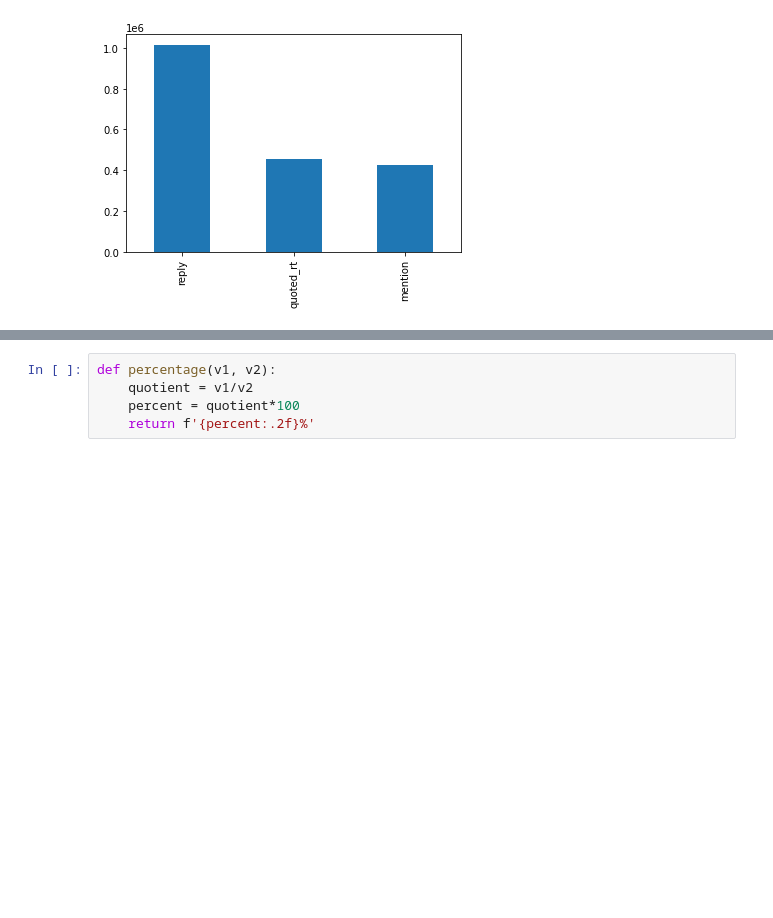
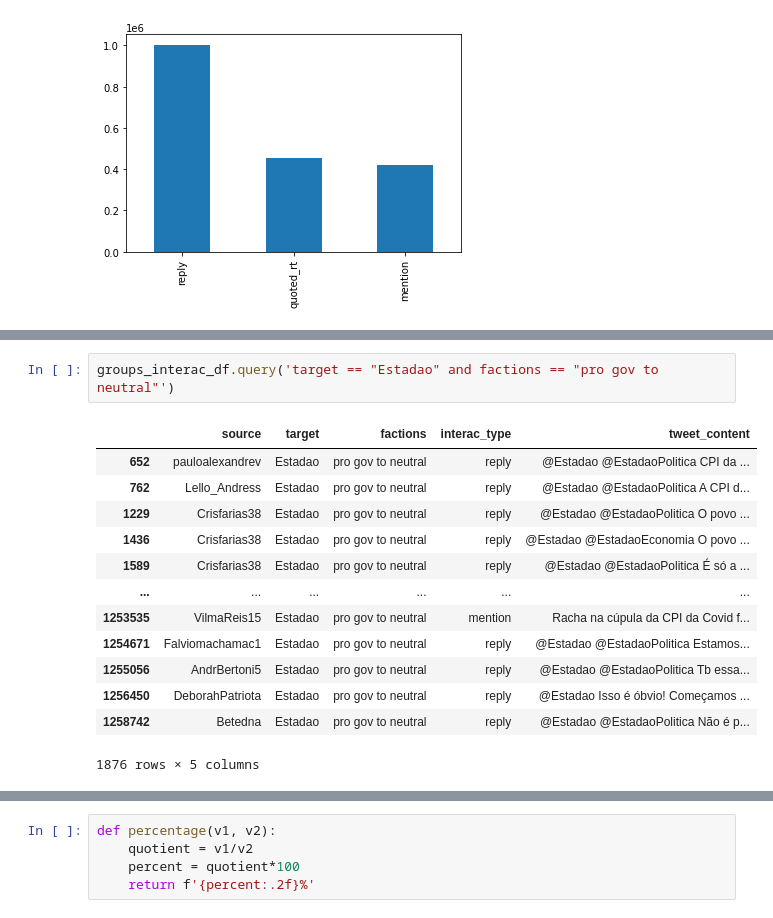
Before and after one commit to lucasraniere/twitter-cpi-case-study, a Jupyter notebook: hashtags_validation.ipynb, the cells around one changed output, grey strips where cells are left out. Drawn from its saved outputs; the diff is of its cells as text; blank space fills up the shorter version.

```diff
--- a/hashtags_validation.ipynb
+++ b/hashtags_validation.ipynb
@@ -868,0 +901,16 @@ groups_interac_df.sample(10)
+# %%
+groups_interac_df.query('target == "Estadao" and factions == "pro gov to neutral"')
+# %% [output]
+|  | source | target | factions | interac_type | tweet_content |
+| 652 | pauloalexandrev | Estadao | pro gov to neutral | reply | @Estadao @EstadaoPolitica CPI da ... |
+| 762 | Lello_Andress | Estadao | pro gov to neutral | reply | @Estadao @EstadaoPolitica A CPI d... |
+| 1229 | Crisfarias38 | Estadao | pro gov to neutral | reply | @Estadao @EstadaoPolitica O povo ... |
+| 1436 | Crisfarias38 | Estadao | pro gov to neutral | reply | @Estadao @EstadaoEconomia O povo ... |
+| 1589 | Crisfarias38 | Estadao | pro gov to neutral | reply | @Estadao @EstadaoPolitica É só a ... |
+| ... | ... | ... | ... | ... | ... |
+| 1253535 | VilmaReis15 | Estadao | pro gov to neutral | mention | Racha na cúpula da CPI da Covid f... |
+| 1254671 | Falviomachamac1 | Estadao | pro gov to neutral | reply | @Estadao @EstadaoPolitica Estamos... |
+| 1255056 | AndrBertoni5 | Estadao | pro gov to neutral | reply | @Estadao @EstadaoPolitica Tb essa... |
+| 1256450 | DeborahPatriota | Estadao | pro gov to neutral | reply | @Estadao Isso é óbvio! Começamos ... |
+| 1258742 | Betedna | Estadao | pro gov to neutral | reply | @Estadao @EstadaoPolitica Não é p... |
+1876 rows × 5 columns
```
Also changed, not shown: parts of 21 cells of this notebook, 5 other files.
